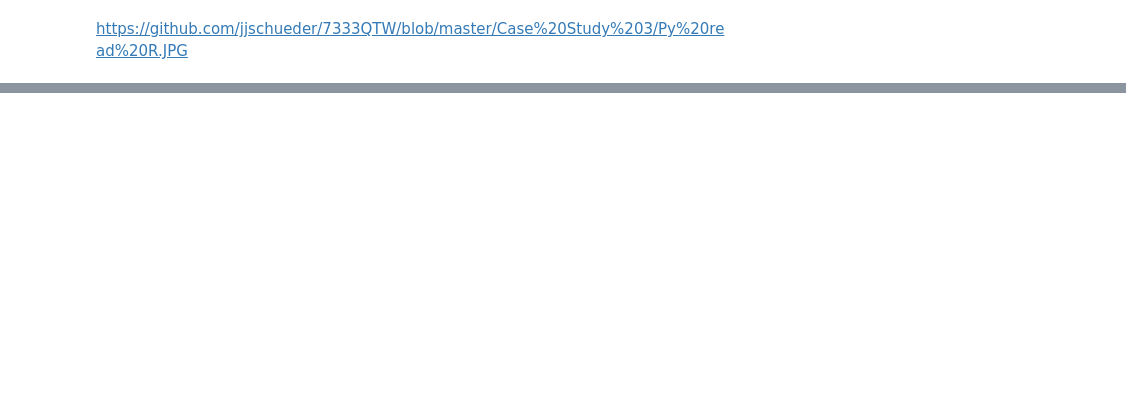
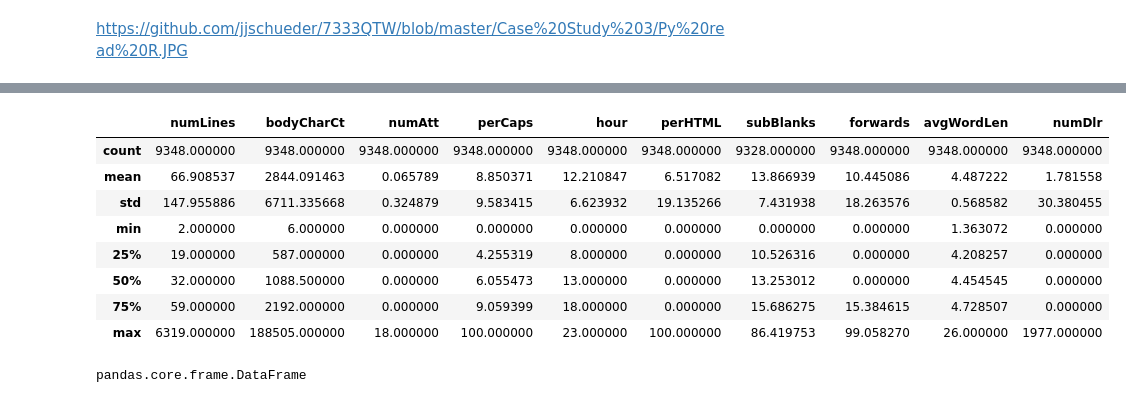
Before and after one commit to jjschueder/7332QTW, a Jupyter notebook: Case Study 3/Case Study 3.ipynb, the cells around one changed output, grey strips where cells are left out. Drawn from its saved outputs; the diff is of its cells as text; code cells hidden in the pictures; blank space fills up the shorter version.

```diff
--- a/Case Study 3/Case Study 3.ipynb
+++ b/Case Study 3/Case Study 3.ipynb
@@ -34,0 +31,34 @@ dfx = pd.DataFrame(df)
+# %%
+df['isSpam'] = df['isSpam'].map({'T': 1, 'F': 0})
+isRe
+underscore
+priority
+isInReplyTo
+sortedRec
+subPunc
+multipartText
+hasImages
+isPGPsigned
+subSpamWords
+noHost
+numEnd
+isYelling
+isOrigMsg
+isDear
+isWrote
+# %%
+df.describe()
+# %% [output]
+|  | numLines | bodyCharCt | numAtt | perCaps | hour | perHTML | subBlanks | forwards | avgWordLen | numDlr |
+| count | 9348.000000 | 9348.000000 | 9348.000000 | 9348.000000 | 9348.000000 | 9348.000000 | 9328.000000 | 9348.000000 | 9348.000000 | 9348.000000 |
+| mean | 66.908537 | 2844.091463 | 0.065789 | 8.850371 | 12.210847 | 6.517082 | 13.866939 | 10.445086 | 4.487222 | 1.781558 |
+| std | 147.955886 | 6711.335668 | 0.324879 | 9.583415 | 6.623932 | 19.135266 | 7.431938 | 18.263576 | 0.568582 | 30.380455 |
+| min | 2.000000 | 6.000000 | 0.000000 | 0.000000 | 0.000000 | 0.000000 | 0.000000 | 0.000000 | 1.363072 | 0.000000 |
+| 25% | 19.000000 | 587.000000 | 0.000000 | 4.255319 | 8.000000 | 0.000000 | 10.526316 | 0.000000 | 4.208257 | 0.000000 |
+| 50% | 32.000000 | 1088.500000 | 0.000000 | 6.055473 | 13.000000 | 0.000000 | 13.253012 | 0.000000 | 4.454545 | 0.000000 |
+| 75% | 59.000000 | 2192.000000 | 0.000000 | 9.059399 | 18.000000 | 0.000000 | 15.686275 | 15.384615 | 4.728507 | 0.000000 |
+| max | 6319.000000 | 188505.000000 | 18.000000 | 100.000000 | 23.000000 | 100.000000 | 86.419753 | 99.058270 | 26.000000 | 1977.000000 |
+# %%
+type(df)
+# %% [output]
+pandas.core.frame.DataFrame
```
Also changed, not shown: parts of 7 cells of this notebook.
